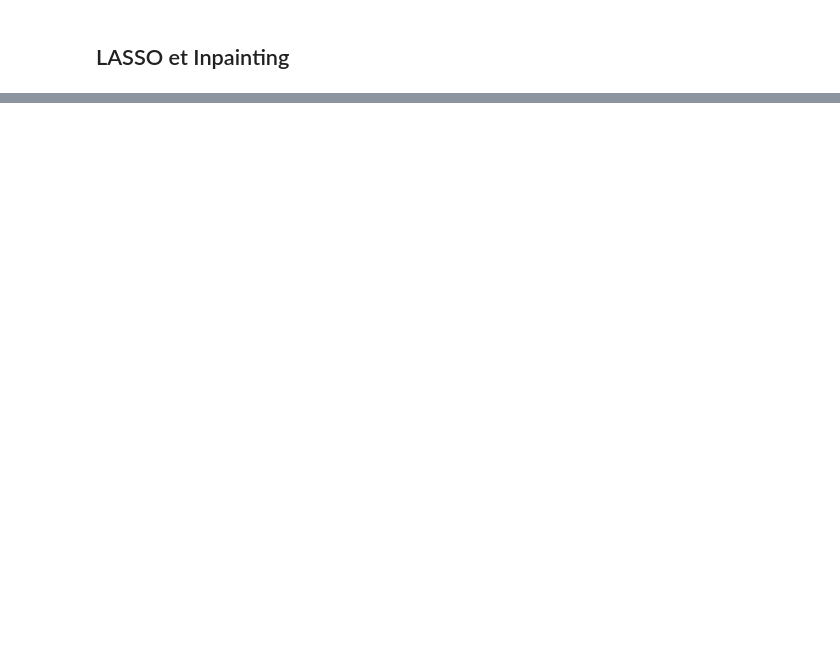
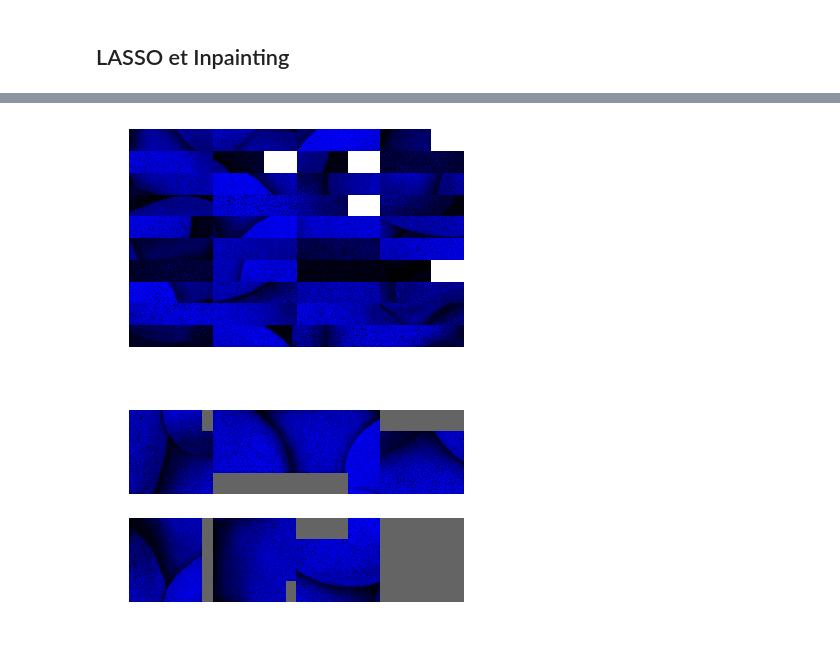
Before and after one commit to ATidiane/ARF, a Jupyter notebook: InpaintingProject/inpainting.ipynb, the cells around one changed output, grey strips where cells are left out. Cells and saved outputs as stored; diff of their text form; code cells hidden in the pictures; blank space fills up the shorter version.

```diff
--- a/InpaintingProject/inpainting.ipynb
+++ b/InpaintingProject/inpainting.ipynb
@@ -339,0 +337,11 @@ show_im(patch)
+# %%
+live, missing = image_patches(im_del, step=200)
+
+# Plot patches with no missing pixels
+plot_dico_patches(live, ncols=)
+
+# Plot patches with missing pixels
+plot_dico_patches(missing, ncols=4)
+# %% [output]
+[figure, added]
+[figure, added]
```
Also changed, not shown: parts of 15 cells of this notebook, 2 other files.
